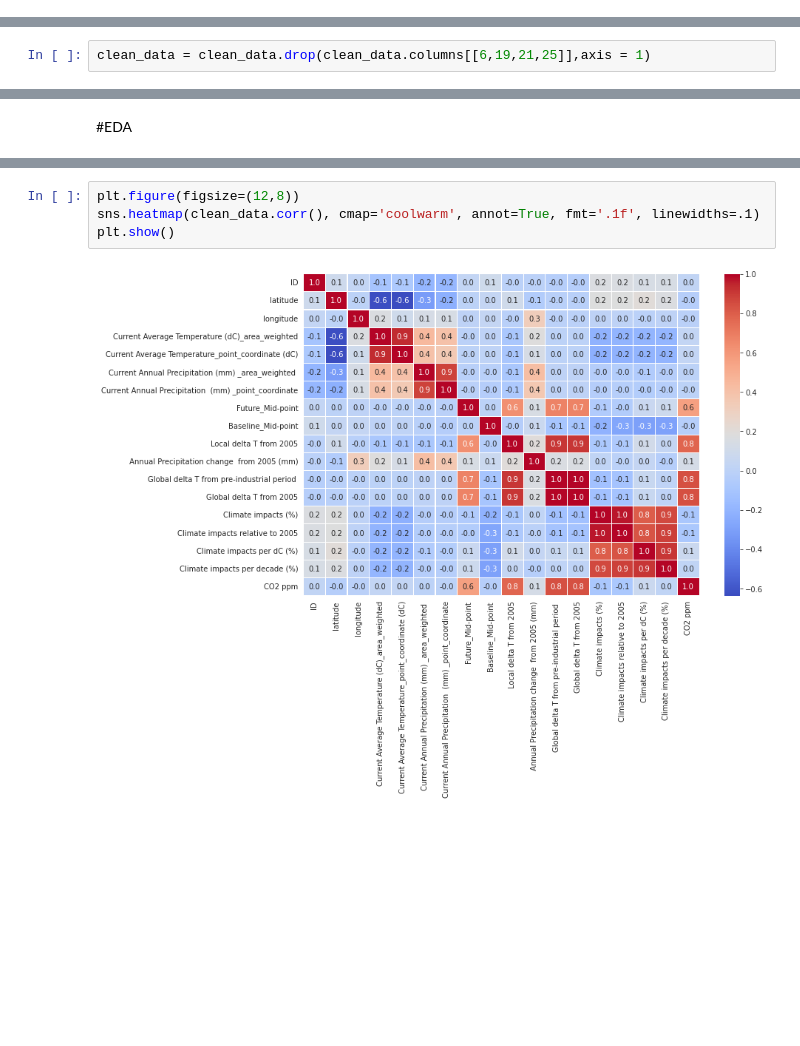
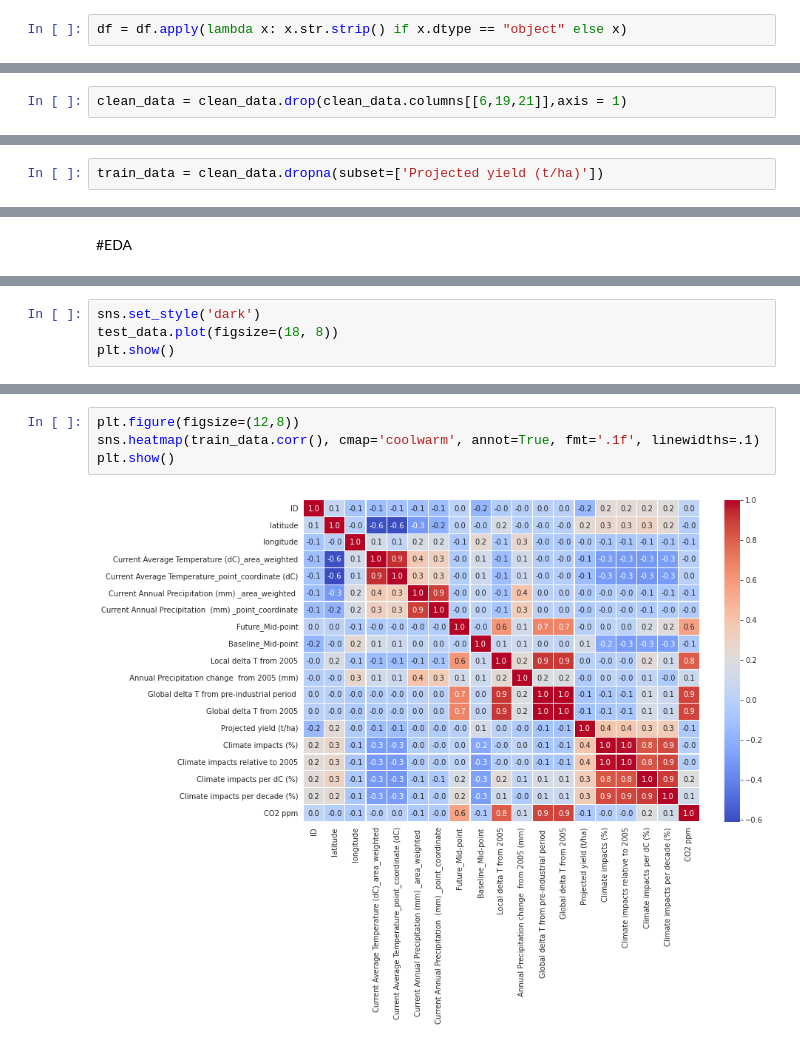
Before and after one commit to helloitsdaksh/Minor-Project, a Jupyter notebook: Minor_Project.ipynb, the cells around one changed output, grey strips where cells are left out. Cells and saved outputs as stored; diff of their text form; blank space fills up the shorter version.

```diff
--- a/Minor_Project.ipynb
+++ b/Minor_Project.ipynb
@@ -20,6 +42,8 @@ cd /content/drive/MyDrive/
 /content/drive/MyDrive
 # %%
 df = pd.read_excel("Projected_impacts_datasheet_11.24.2021.xlsx")
+# %%
+df = df.apply(lambda x: x.str.strip() if x.dtype == "object" else x)
 # %% [markdown]
 ##Walk Through the Data
 # %%
@@ -58,7 +82,7 @@ memory usage: 3.5+ MB
 # %%
 clean_data = df.drop(df.columns[41:], axis=1)
 # %%
-clean_data = clean_data.drop(clean_data.columns[[6,19,21,25]],axis = 1)
+clean_data = clean_data.drop(clean_data.columns[[6,19,21]],axis = 1)
 # %%
 clean_data.isna().sum()
 # %% [output]
@@ -141,0 +174,2 @@ Series([], dtype: float64)
+# %%
+train_data = clean_data.dropna(subset=['Projected yield (t/ha)'])
@@ -151,0 +202,4 @@ plt.show()
+# %%
+sns.set_style('dark')
+test_data.plot(figsize=(18, 8))
+plt.show()
@@ -152,6 +208,6 @@ plt.show()
 # %%
 plt.figure(figsize=(12,8))
-sns.heatmap(clean_data.corr(), cmap='coolwarm', annot=True, fmt='.1f', linewidths=.1)
+sns.heatmap(train_data.corr(), cmap='coolwarm', annot=True, fmt='.1f', linewidths=.1)
 plt.show()
 # %% [output]
-[figure, old version]
+[figure, new version]
```
Also changed, not shown: parts of 53 cells of this notebook.
